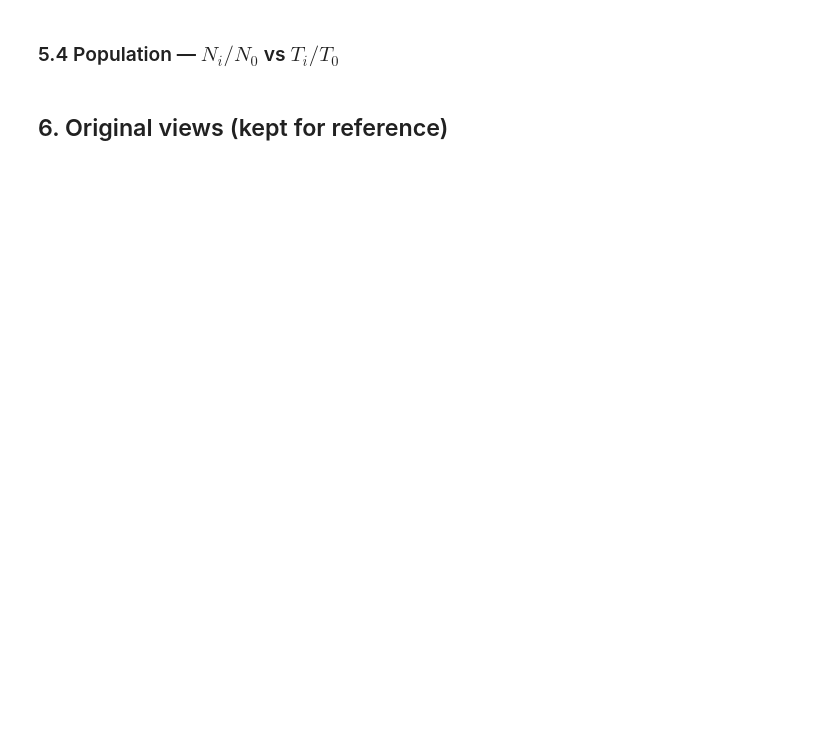
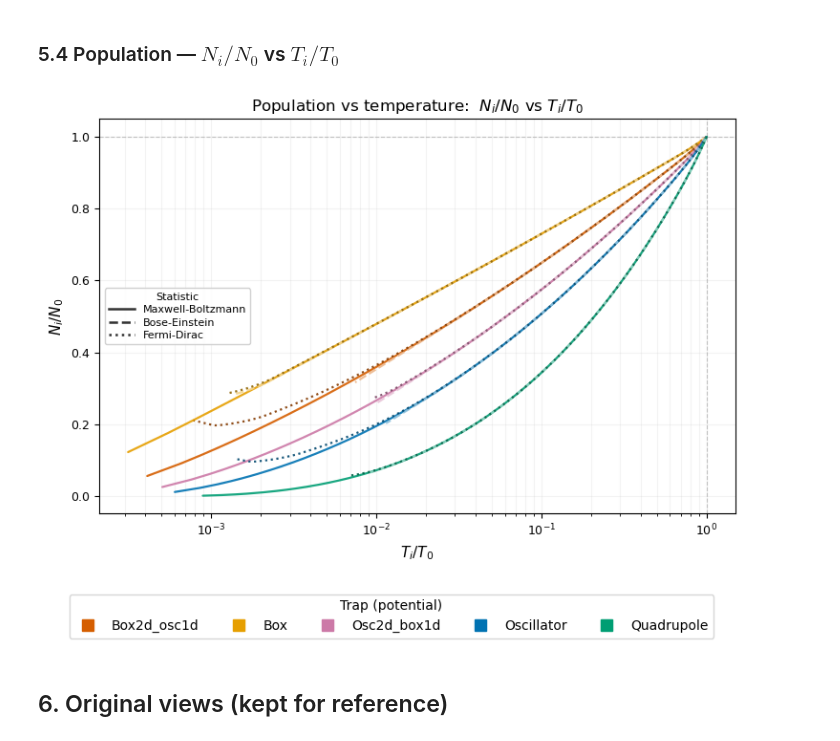
Before and after one commit to arvizu-god/evaporative_cooling, a Jupyter notebook: dimensionless_plots.ipynb, the cells around one changed output. Drawn from its saved outputs; the diff is of its cells as text; code cells hidden in the pictures; blank space fills up the shorter version.

```diff
--- a/dimensionless_plots.ipynb
+++ b/dimensionless_plots.ipynb
@@ -45,13 +45,8 @@ FIG_DIR.mkdir(exist_ok=True)
 #   "linear", "log", "symlog", "asinh", "logit", ...
 # Leave as None to keep each figure's sensible default (all log-log; the
 # overview keeps kappa_T/B_P on log-y and the rest linear with robust limits).
-XSCALE = None
-YSCALE = None
-
-# --- Other knobs (overview/scatter only) -----------------------------------
-STRIDE    = 1
-TRIM_TAIL = 0
-YLIM_PCT  = 99.0
+XSCALE = 'log'
+YSCALE = 'log'
 # %% [markdown]
 ## 1. Locate the most current run
 # %%
@@ -59,7 +54,7 @@ sessions = list_sessions(RUNS_DIR)
 if not sessions:
     raise SystemExit(f"No sessions under {RUNS_DIR.resolve()}; set RUNS_DIR.")
 
-session = sessions[-1]
+session = sessions[-7]
 print(f"Most current session: {session}")
 
 source_runs = [p for p in list_runs(session, include_thermo=False)
@@ -124,9 +180,11 @@ plt.show()
 # %% [markdown]
 ### 5.4 Population &mdash; $N_i/N_0$ vs $T_i/T_0$
 # %%
-fig4 = plot_n_vs_t(traps, xscale=XSCALE, yscale=YSCALE)
+fig4 = plot_n_vs_t(traps, xscale=XSCALE, yscale="linear")
 fig4.savefig(FIG_DIR / "fig4_N_vs_T.png", dpi=300, bbox_inches="tight")
 plt.show()
+# %% [output]
+[figure, added]
 # %% [markdown]
 ## 6. Original views (kept for reference)
 # %%
```
Also changed, not shown: parts of 9 cells of this notebook, 14 other files.
